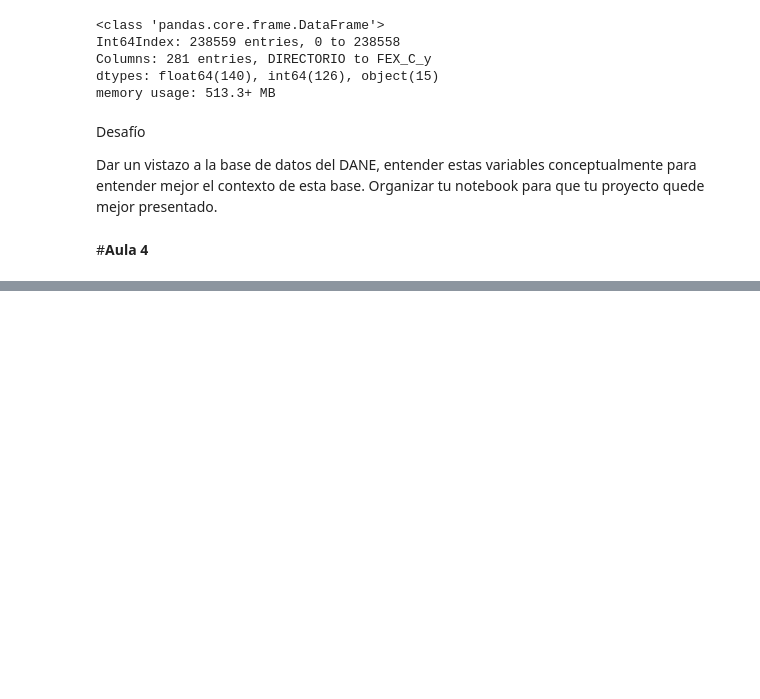
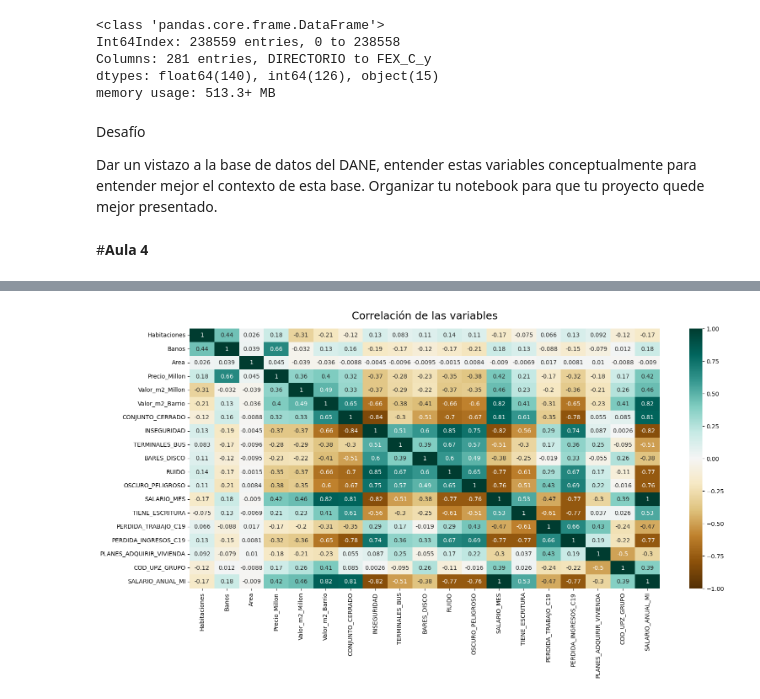
Before and after one commit to Zniper1/Algoritmos-Golosos, a Jupyter notebook: Inmersion_en_datos_Aula1.ipynb, the cells around one changed output, grey strips where cells are left out. Drawn from its saved outputs; the diff is of its cells as text; code cells hidden in the pictures; blank space fills up the shorter version.

```diff
--- a/Inmersion_en_datos_Aula1.ipynb
+++ b/Inmersion_en_datos_Aula1.ipynb
@@ -875,0 +1238,12 @@ Organizar tu notebook para que tu proyecto quede mejor presentado.
+# %%
+#Correlacion de calor, con variables del dataset, ayuda a explicar el compaortamiento de las variables
+#muestra una matriz en columnas y filas la misma variables y nos ayuda entender cuales son las variables
+#son las mas optimas para la machine learning que vamos hacer, podemos identificar o ver cual es la variable
+#nos explica mejor para el precio para predecir este precio
+plt.figure(figsize=(18, 8))
+#https://www.tylervigen.com/spurious-correlations
+#mascara = np.triu(np.ones_like(datos_ml.corr(), dtype=bool)) mask=mascara,
+heatmap = sns.heatmap(datos_ml.corr(), vmin=-1, vmax=1, annot=True, cmap='BrBG')
+heatmap.set_title('Correlación de las variables', fontdict={'fontsize':18}, pad=16);
+# %% [output]
+[figure, added]
```
Also changed, not shown: parts of 42 cells of this notebook.
